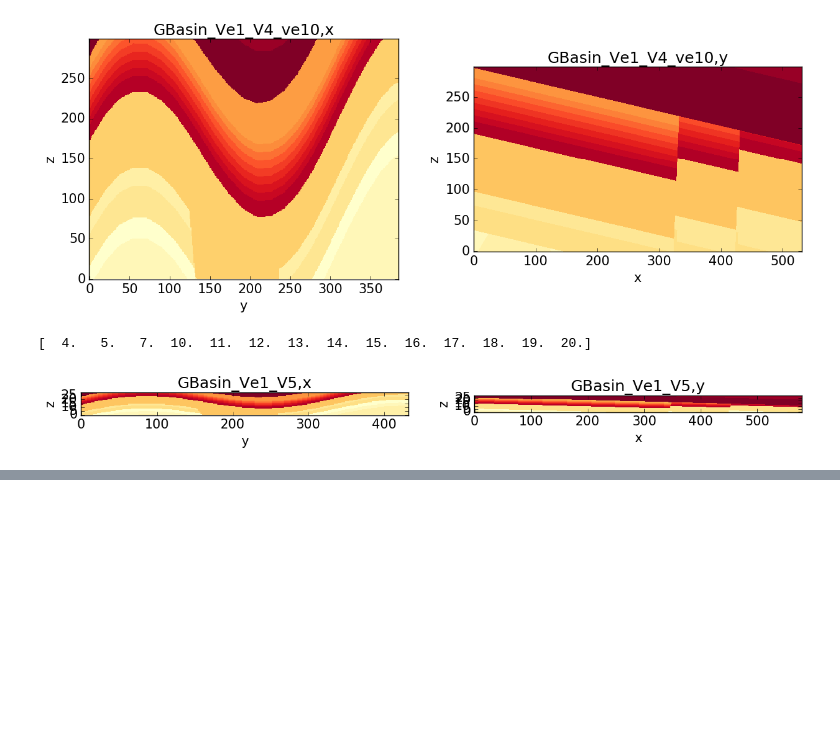
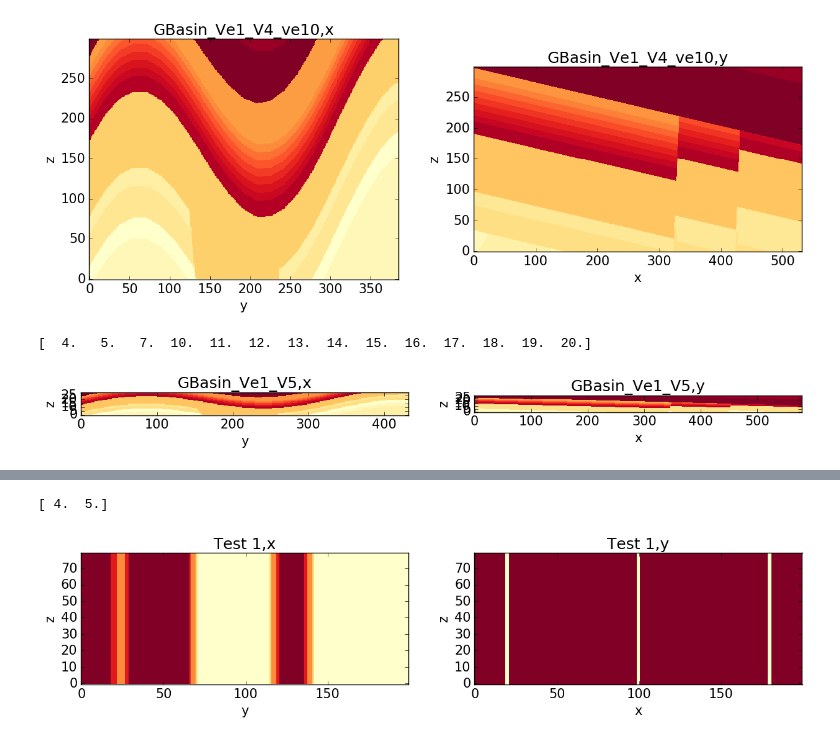
Before and after one commit to stevejpurves/model2seis, a Jupyter notebook: model/examples.ipynb, the cells around one changed output, grey strips where cells are left out. Saved outputs shown, nothing was run; the diff lists cells and outputs as text; code cells hidden in the pictures; blank space fills up the shorter version.

```diff
--- a/model/examples.ipynb
+++ b/model/examples.ipynb
@@ -90,0 +96,5 @@ computeAndDisplaySection('GBasin_Ve1_V5.his','GBasin_Ve1_V5',50)
+# %%
+computeAndDisplaySection('test2.his','Test 1',50)
+# %% [output]
+[ 4.  5.]
+[figure, added]
```
Also changed, not shown: parts of 3 cells of this notebook, 4 other files.
